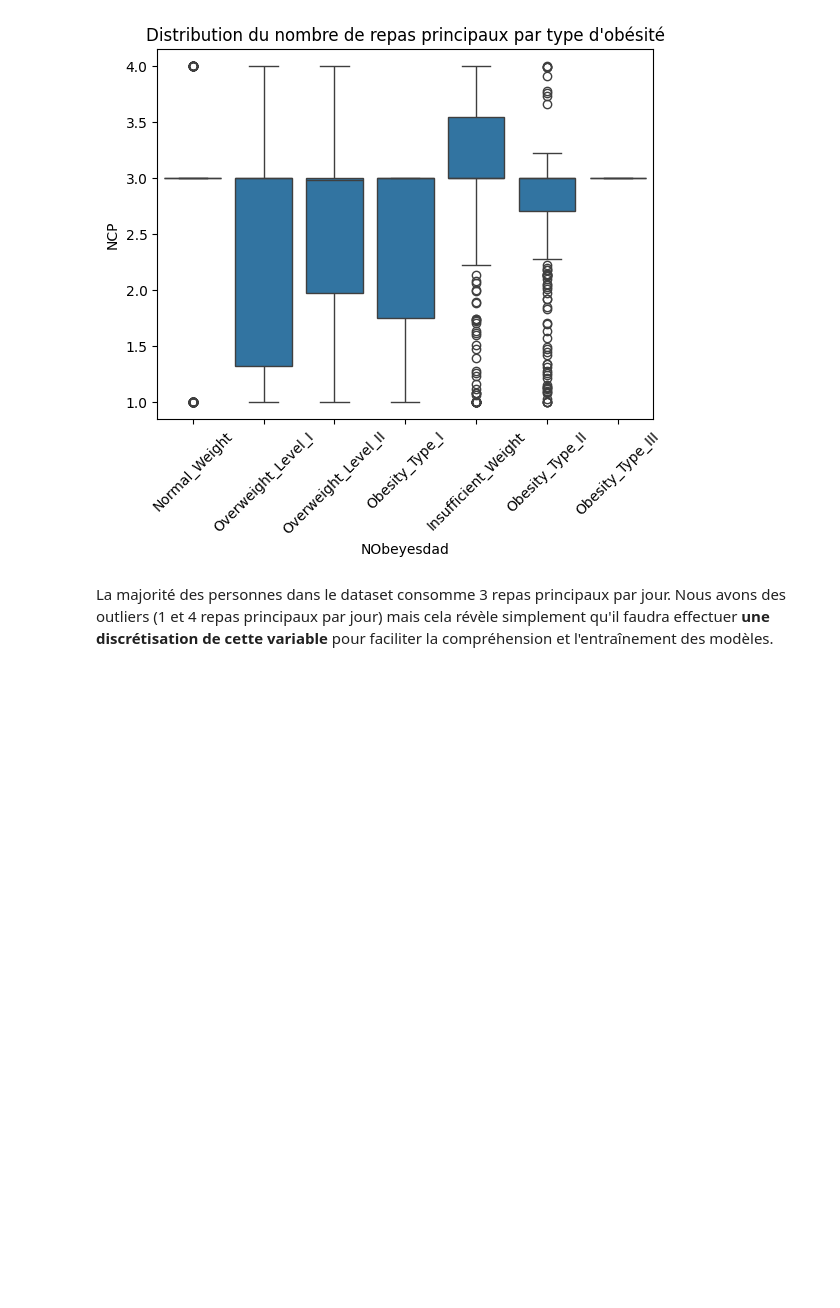
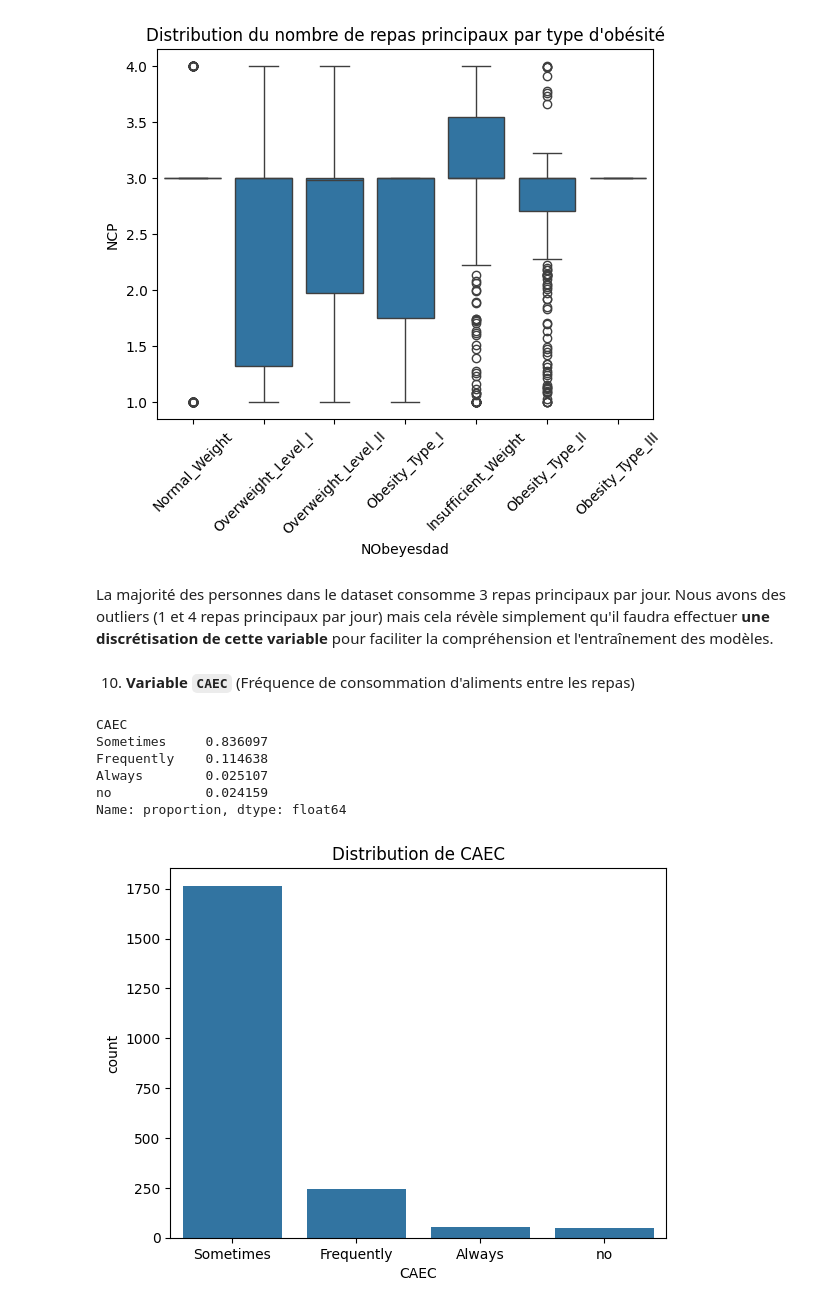
Before and after one commit to anthonybnl/projet-ml, a Jupyter notebook: notebook.ipynb, the cells around one changed output. Cells and saved outputs as stored; diff of their text form; code cells hidden in the pictures; blank space fills up the shorter version.

```diff
--- a/notebook.ipynb
+++ b/notebook.ipynb
@@ -379,3 +381,20 @@ plt.show()
 [figure]
 # %% [markdown]
 La majorité des personnes dans le dataset consomme 3 repas principaux par jour. Nous avons des outliers (1 et 4 repas principaux par jour) mais cela révèle simplement qu'il faudra effectuer **une discrétisation de cette variable** pour faciliter la compréhension et l'entraînement des modèles.
+# %% [markdown]
+10.  **Variable `CAEC`** (Fréquence de consommation d'aliments entre les repas)
+# %%
+df['CAEC'].value_counts(normalize=True)
+# %% [output]
+CAEC
+Sometimes     0.836097
+Frequently    0.114638
+Always        0.025107
+no            0.024159
+Name: proportion, dtype: float64
+# %%
+sns.countplot(data=df, x="CAEC")
+plt.title("Distribution de CAEC")
+plt.show()
+# %% [output]
+[figure, added]
```
Also changed, not shown: parts of 41 cells of this notebook, 1 other file.
